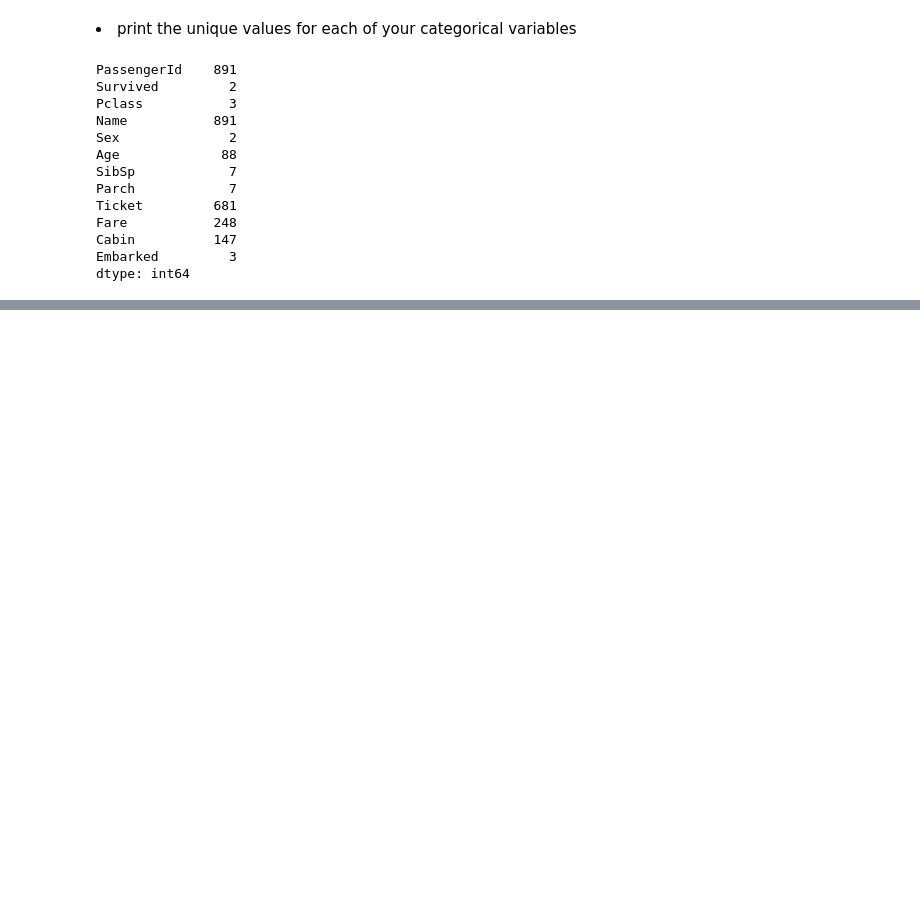
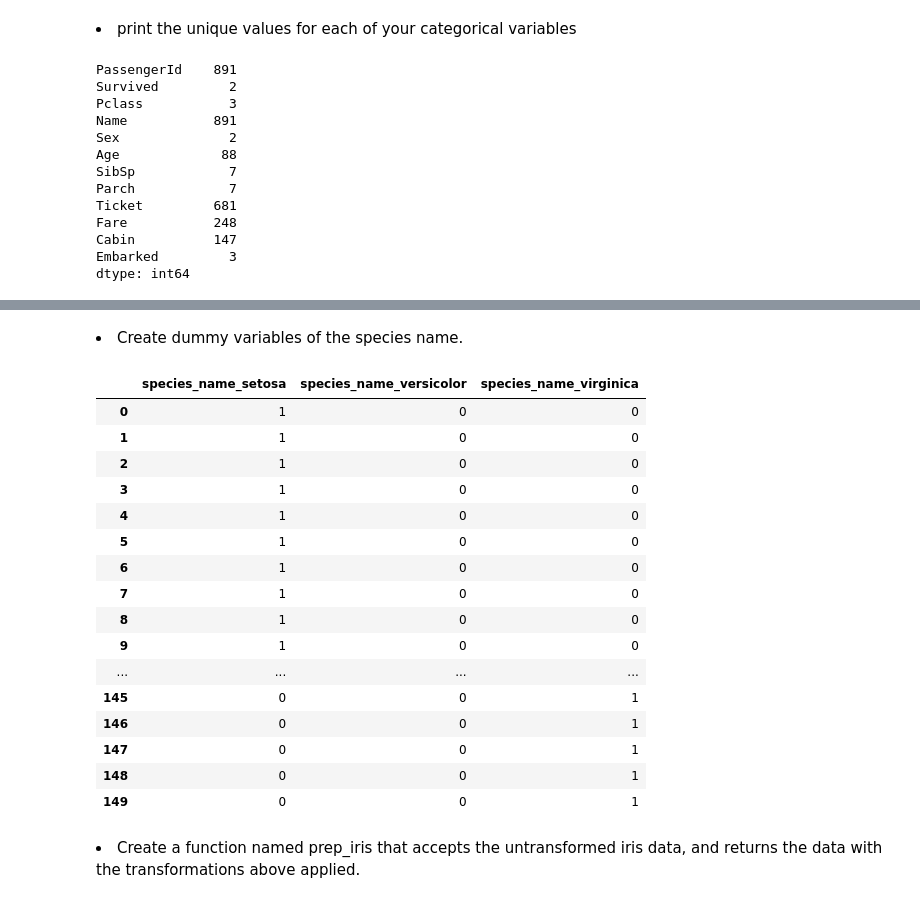
Before and after one commit to GabbyBarajasBroussard/classification-exercises, a Jupyter notebook: classification_exercises.ipynb, the cells around one changed output, grey strips where cells are left out. Cells and saved outputs as stored; diff of their text form; code cells hidden in the pictures; blank space fills up the shorter version.

```diff
--- a/classification_exercises.ipynb
+++ b/classification_exercises.ipynb
@@ -212,0 +267,25 @@ dtype: int64
+# %% [markdown]
+<li>Create dummy variables of the species name.
+# %%
+dummy_df = df_dummies = pd.get_dummies(iris[['species_name']])
+dummy_df
+# %% [output]
+|  | species_name_setosa | species_name_versicolor | species_name_virginica |
+| 0 | 1 | 0 | 0 |
+| 1 | 1 | 0 | 0 |
+| 2 | 1 | 0 | 0 |
+| 3 | 1 | 0 | 0 |
+| 4 | 1 | 0 | 0 |
+| 5 | 1 | 0 | 0 |
+| 6 | 1 | 0 | 0 |
+| 7 | 1 | 0 | 0 |
+| 8 | 1 | 0 | 0 |
+| 9 | 1 | 0 | 0 |
+| ... | ... | ... | ... |
+| 145 | 0 | 0 | 1 |
+| 146 | 0 | 0 | 1 |
+| 147 | 0 | 0 | 1 |
+| 148 | 0 | 0 | 1 |
+| 149 | 0 | 0 | 1 |
+# %% [markdown]
+<li>Create a function named prep_iris that accepts the untransformed iris data, and returns the data with the transformations above applied.
```
Also changed, not shown: parts of 11 cells of this notebook, 2 other files.
